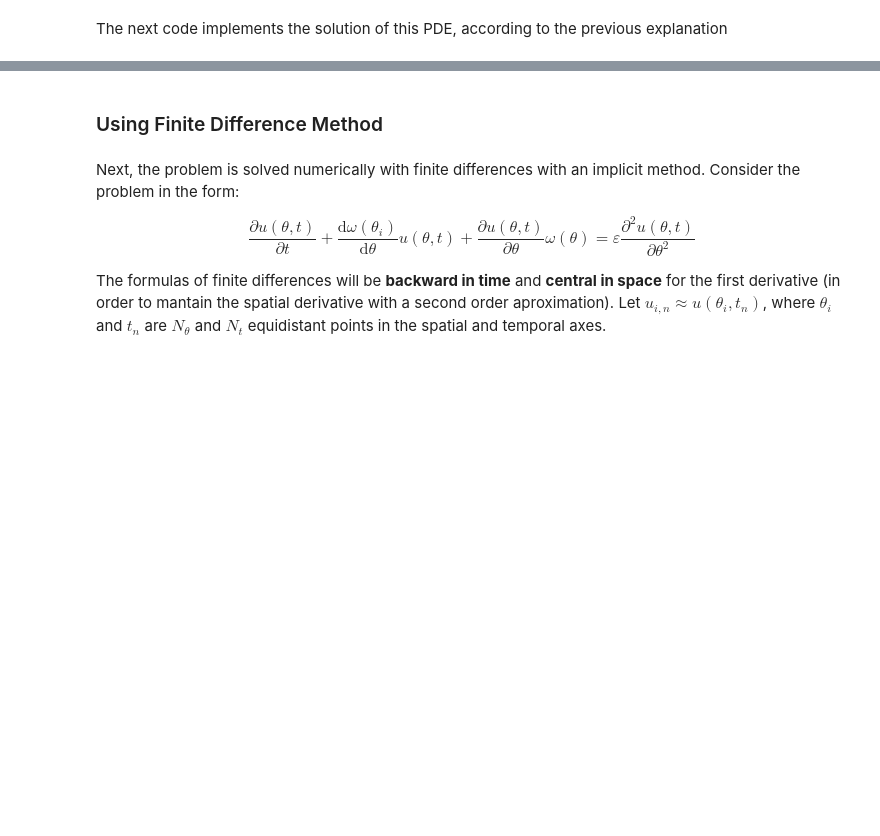
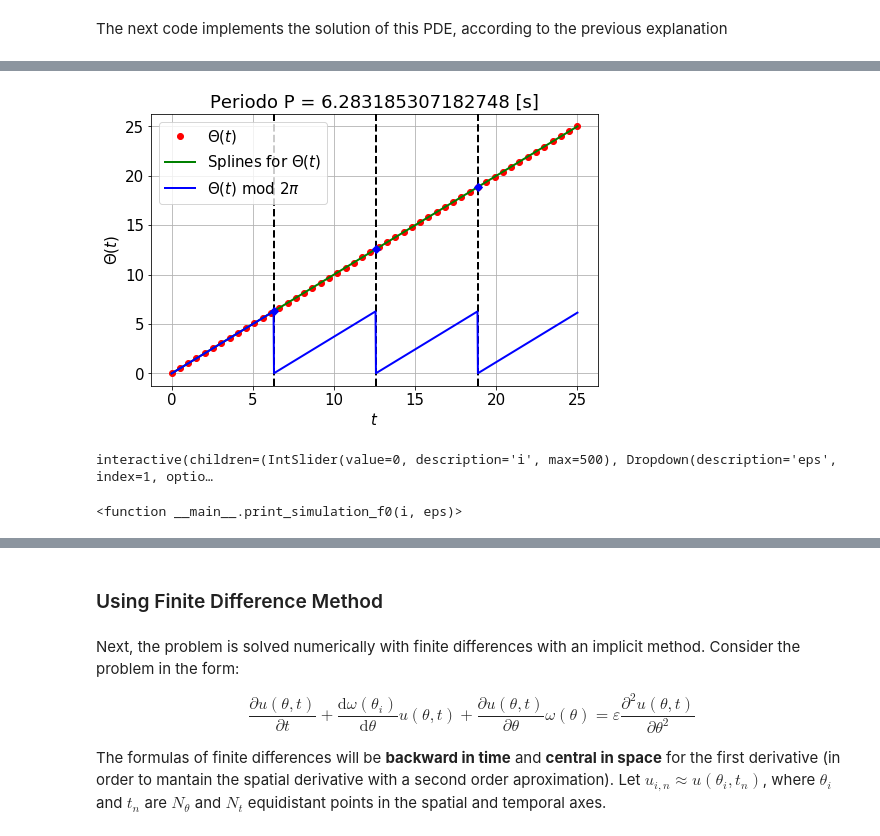
Before and after one commit to cristopherarenas/cc5_perturbation_analysis, a Jupyter notebook: Perturbation_Analysis_Parabolic_PDE.ipynb, the cells around one changed output, grey strips where cells are left out. Saved outputs shown, nothing was run; the diff lists cells and outputs as text; code cells hidden in the pictures; blank space fills up the shorter version.

```diff
--- a/Perturbation_Analysis_Parabolic_PDE.ipynb
+++ b/Perturbation_Analysis_Parabolic_PDE.ipynb
@@ -456,0 +430,4 @@ interact(print_simulation,i=(0,1000))
+# %%
+Theta = solve_IVP(w,25,True)
+# %% [output]
+[figure, added]
@@ -456,0 +533,7 @@ interact(print_simulation,i=(0,1000))
+# %%
+i_widget = IntSlider(min=0, max=500, value=0)
+eps_widget = Dropdown(options=[2.,1.,0.1,0.01,0.001,0.0001,0.00001],value=1, description='eps')
+interact(print_simulation_f0,i=i_widget,eps=eps_widget)
+# %% [output]
+interactive(children=(IntSlider(value=0, description='i', max=500), Dropdown(description='eps', index=1, optio…
+<function __main__.print_simulation_f0(i, eps)>
```
Also changed, not shown: parts of 20 cells of this notebook, 2 other files.
